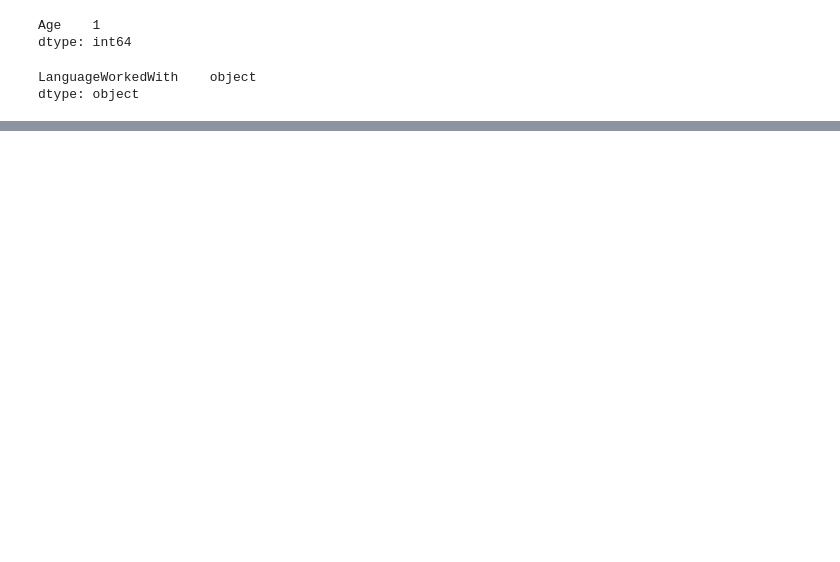
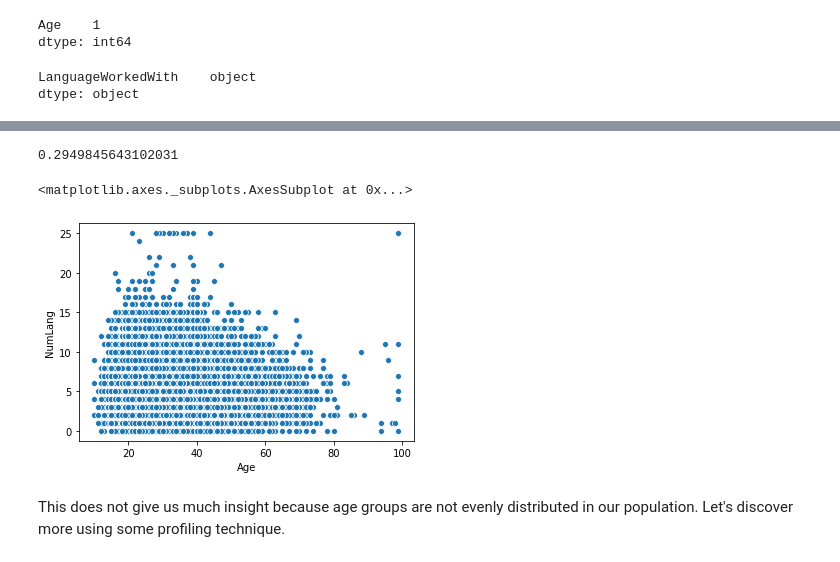
Before and after one commit to xixiaodong/MediumDSPost, a Jupyter notebook: Untitled1.ipynb, the cells around one changed output, grey strips where cells are left out. Cells and saved outputs as stored; diff of their text form; code cells hidden in the pictures; blank space fills up the shorter version.

```diff
--- a/Untitled1.ipynb
+++ b/Untitled1.ipynb
@@ -85,0 +111,11 @@ dtype: object
+# %%
+np.sum(df['Age'].isnull())/df.shape[0]
+# %% [output]
+0.2949845643102031
+# %%
+df1 = df.dropna(subset=['Age'])
+# %%
+sns.scatterplot(df1['Age'], df1['NumLang'])
+# %% [output]
+<matplotlib.axes._subplots.AxesSubplot at 0x...>
+[figure, added]
@@ -85,0 +124,2 @@ dtype: object
+# %% [markdown]
+This does not give us much insight because age groups are not evenly distributed in our population. Let's discover more using some profiling technique.
```
Also changed, not shown: parts of 21 cells of this notebook.
